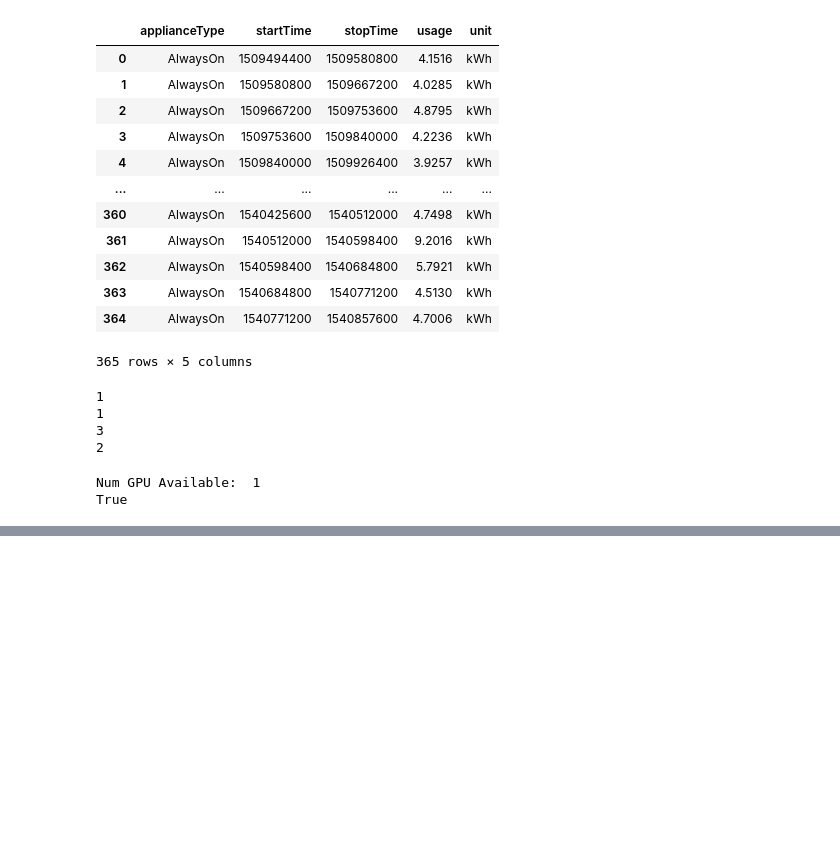
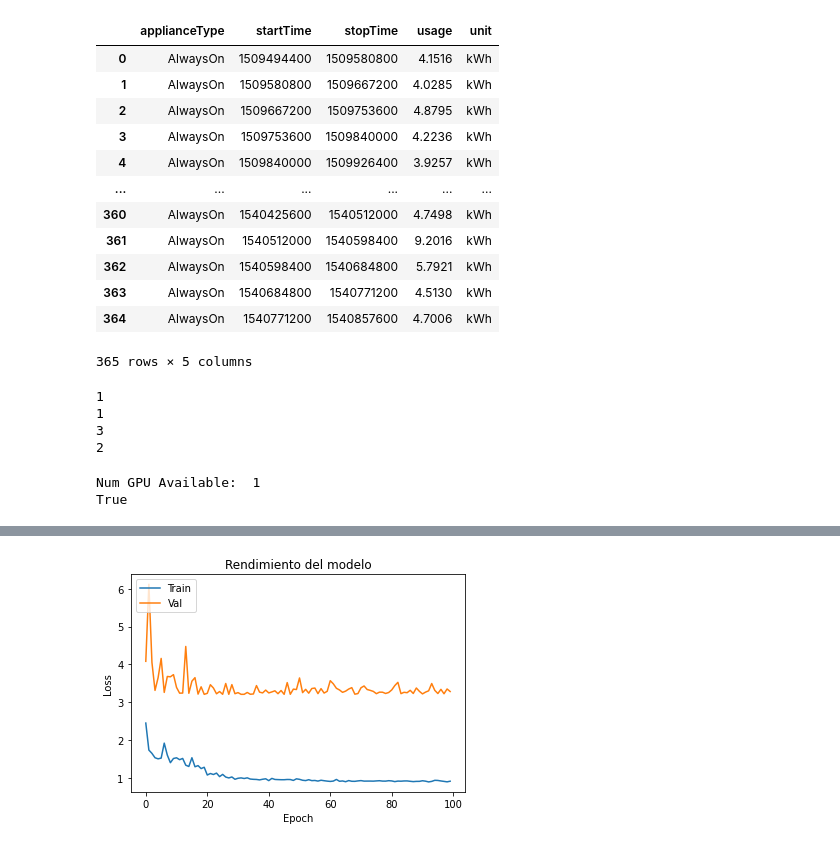
Before and after one commit to iRibbeck/LSTM-Energy-Disaggregator, a Jupyter notebook: CuDNN-BLSTM.ipynb, the cells around one changed output, grey strips where cells are left out. Saved outputs shown, nothing was run; the diff lists cells and outputs as text; code cells hidden in the pictures; blank space fills up the shorter version.

```diff
--- a/CuDNN-BLSTM.ipynb
+++ b/CuDNN-BLSTM.ipynb
@@ -92,8 +92,15 @@ tf.config.experimental.set_memory_growth(physical_devices[0], True)
 # %%
 #Create the model LSTM Bidirectional
 model = Sequential()
-model.add(LSTM(10, input_shape=(43200, 1), activation="relu"))
+model.add(Bidirectional(CuDNNLSTM(20), input_shape=(43200, 1)))
+model.add(Dropout(0.3))
+model.add(Dense(1000, activation="relu"))
 model.add(Dropout(0.2))
+model.add(Dense(800, activation="relu"))
+model.add(Dropout(0.3))
+model.add(Dense(400, activation="relu"))
+model.add(Dropout(0.2))
+model.add(Dense(100, activation="relu"))
 model.add(Dense(1))
 
 model.summary()
@@ -117,5 +125,5 @@ _________________________________________________________________
 # %%
 model.compile(optimizer='adam', loss='mse')
 # %%
-history = model.fit(X_train, Y_train, epochs=10, validation_split=0.4, verbose=1, batch_size=1)
+history = model.fit(X_train, Y_train, epochs=100, validation_split=0.4, verbose=1, batch_size=1)
 # %% [output]
@@ -168,0 +192,10 @@ NameError: name 'test_output' is not defined
+# %%
+plt.plot(history.history['loss'])
+plt.plot(history.history['val_loss'])
+plt.title('Rendimiento del modelo')
+plt.ylabel('Loss')
+plt.xlabel('Epoch')
+plt.legend(['Train', 'Val'], loc='upper left')
+plt.show()
+# %% [output]
+[figure, added]
```
Also changed, not shown: parts of 8 cells of this notebook.
